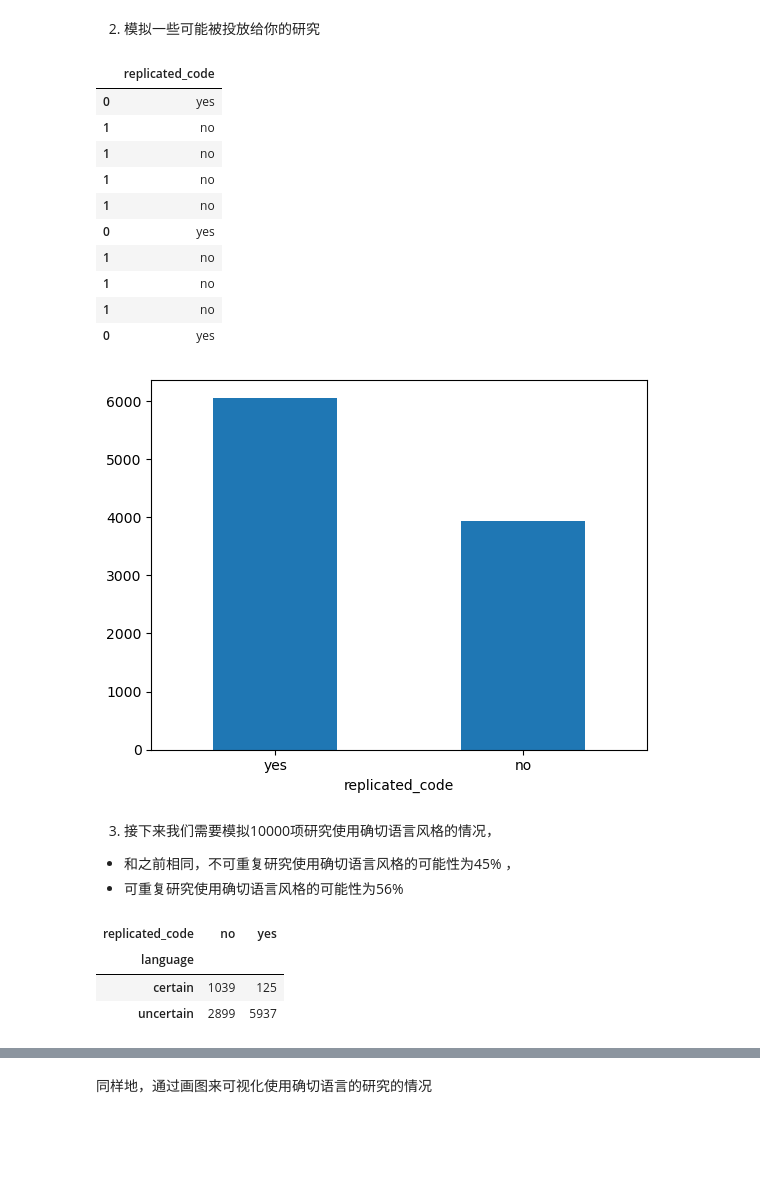
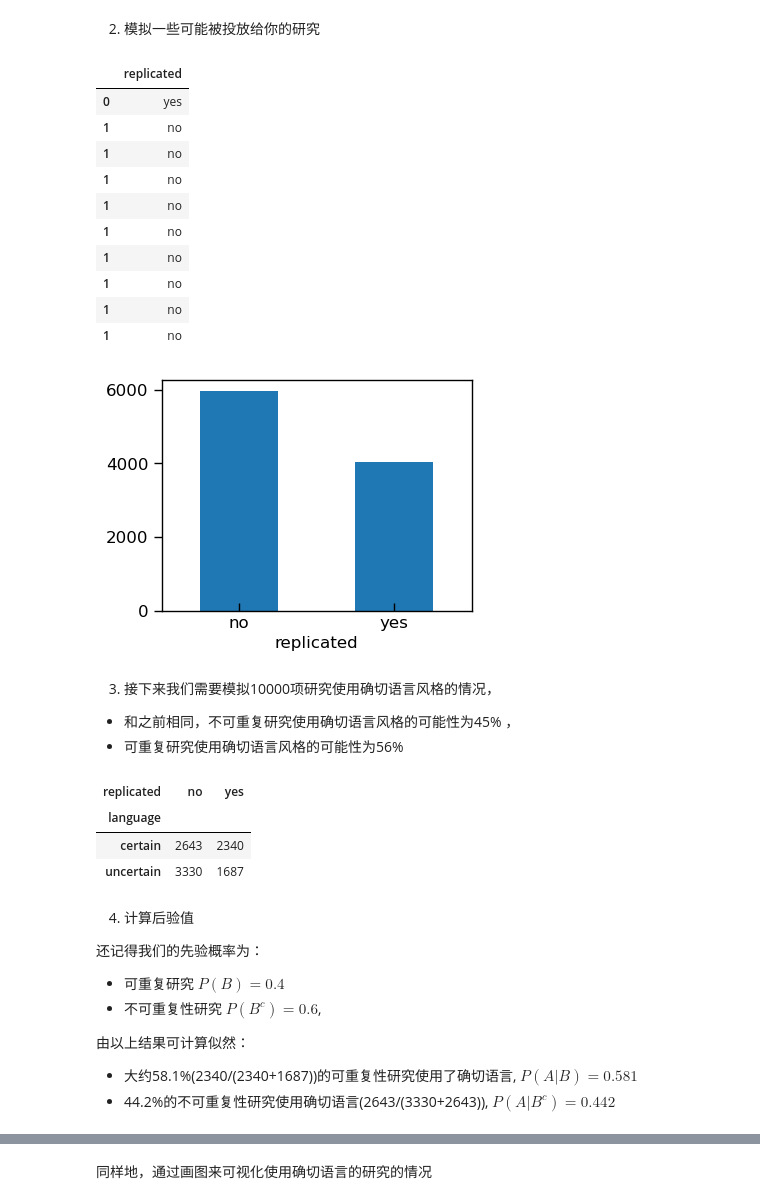
Before and after one commit to Utenna/PyBayesian, a Jupyter notebook: Lecture2.ipynb, the cells around one changed output, grey strips where cells are left out. Cells and saved outputs as stored; diff of their text form; code cells hidden in the pictures; blank space fills up the shorter version.

```diff
--- a/Lecture2.ipynb
+++ b/Lecture2.ipynb
@@ -382,10 +422,10 @@ TABLE 2.4: The prior and posterior models of reproducibility.
 1. 定义研究的可重复性与相应的先验概率
 # %%
 # 定义文章类型
-article = pd.DataFrame({'replicated_code': ['yes', 'no']})
+article = pd.DataFrame({'replicated': ['yes', 'no']})
 
 # 定义先验概率
-prior = [0.6, 0.4]
+prior = [0.4, 0.6]
 # %% [markdown]
 2. 模拟一些可能被投放给你的研究
 # %%
@@ -395,24 +435,24 @@ article_sim = article.sample(n=10000, weights=prior, replace=True)
 # 查看前 10 行数据
 article_sim.head(10)
 # %% [output]
-|  | replicated_code |
+|  | replicated |
 | 0 | yes |
 | 1 | no |
 | 1 | no |
 | 1 | no |
 | 1 | no |
-| 0 | yes |
 | 1 | no |
 | 1 | no |
 | 1 | no |
-| 0 | yes |
+| 1 | no |
+| 1 | no |
 # %%
 #我们可以通过画图来查看这些被投放研究的可重复性比例。
-article_sim['replicated_code'].value_counts().plot.bar()
+article_sim['replicated'].value_counts().plot.bar()
 plt.xticks(rotation=0)
 plt.show()
 # %% [output]
-[figure, old version]
+[figure, new version]
 # %% [markdown]
 3. 接下来我们需要模拟10000项研究使用确切语言风格的情况，
 - 和之前相同，不可重复研究使用确切语言风格的可能性为45% ，
@@ -431,13 +471,23 @@ article_sim['language'] = article_sim.apply(lambda x: rng.choice(data, 1, p = [x
 # %%
 # 显示每个类别研究数量
 (
-  article_sim.groupby(['language', 'replicated_code'])
+  article_sim.groupby(['language', 'replicated'])
     .size()
     .unstack(fill_value=0)
 )
 # %% [output]
-| replicated_code | no | yes |
+| replicated | no | yes |
 | language |  |  |
-| certain | 1039 | 125 |
-| uncertain | 2899 | 5937 |
+| certain | 2643 | 2340 |
+| uncertain | 3330 | 1687 |
+# %% [markdown]
+4. 计算后验值
+
+还记得我们的先验概率为：
+- 可重复研究  $P(B)=0.4$
+- 不可重复性研究 $P(B^c)=0.6$,
+
+由以上结果可计算似然：
+- 大约58.1%(2340/(2340+1687))的可重复性研究使用了确切语言, $P(A|B)=0.581$
+- 44.2%的不可重复性研究使用确切语言(2643/(3330+2643)), $P(A|B^c)=0.442$
 # %% [markdown]
```
Also changed, not shown: parts of 113 cells of this notebook, 14 other files.
